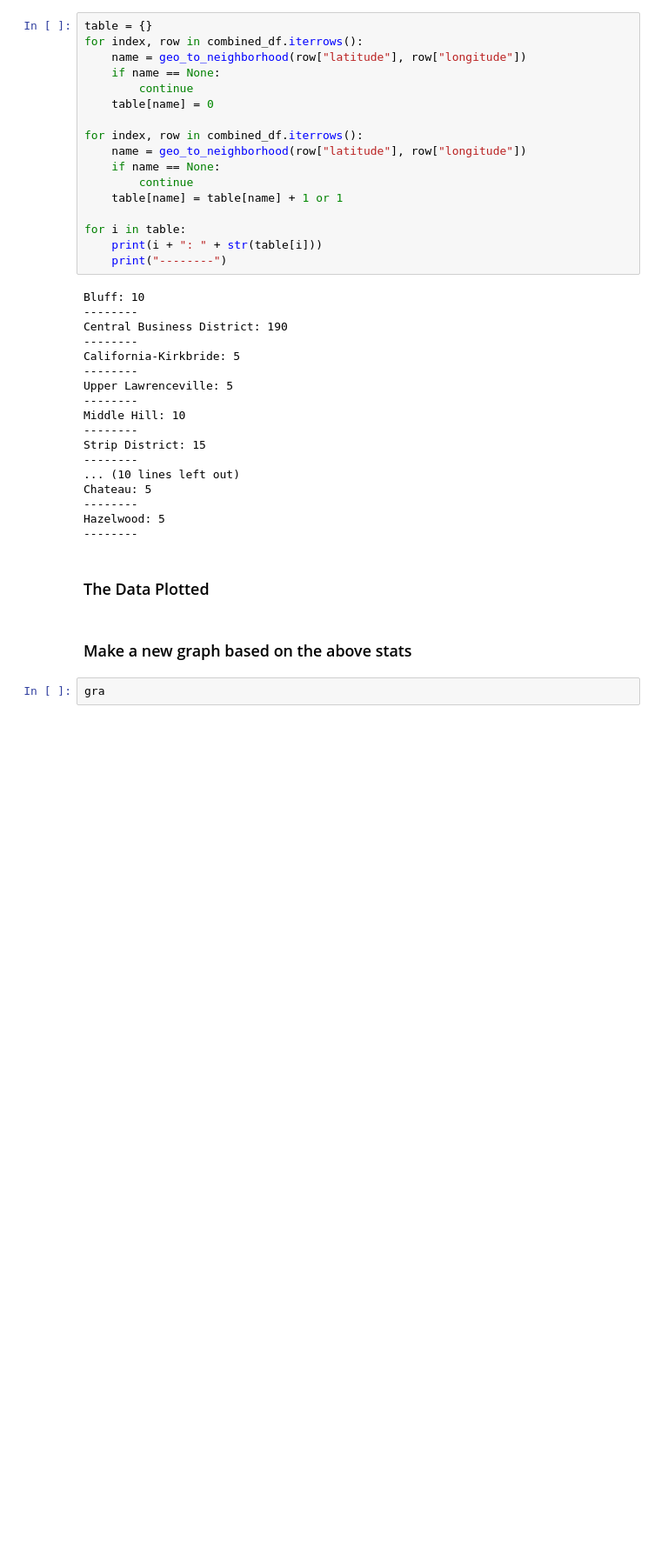
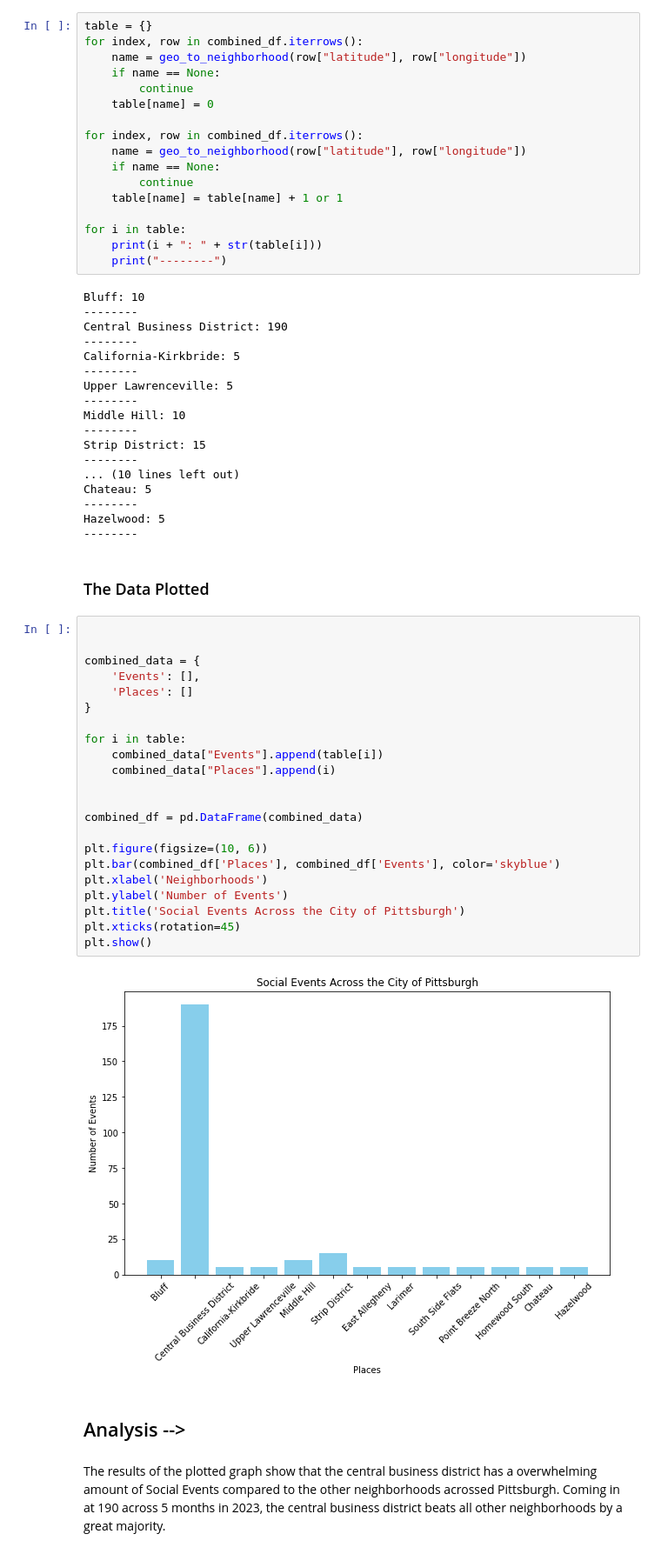
Before and after one commit to DerekNagy/CMPINF0100Final, a Jupyter notebook: Social Services.ipynb, the cells around one changed output. Shown: that part at 87% size. Saved outputs shown, nothing was run; the diff lists cells and outputs as text; blank space fills up the shorter version.

```diff
--- a/Social Services.ipynb
+++ b/Social Services.ipynb
@@ -91,7 +91,31 @@ Hazelwood: 5
 --------
 # %% [markdown]
 ### The Data Plotted
-# %% [markdown]
-### Make a new graph based on the above stats
-# %%
-gra
+# %%
+
+
+combined_data = {
+    'Events': [],
+    'Places': []
+}
+
+for i in table:
+    combined_data["Events"].append(table[i])
+    combined_data["Places"].append(i)
+
+
+combined_df = pd.DataFrame(combined_data)
+
+plt.figure(figsize=(10, 6))
+plt.bar(combined_df['Places'], combined_df['Events'], color='skyblue')
+plt.xlabel('Neighborhoods')
+plt.ylabel('Number of Events')
+plt.title('Social Events Across the City of Pittsburgh')
+plt.xticks(rotation=45)
+plt.show()
+# %% [output]
+[figure, added]
+# %% [markdown]
+## Analysis -->
+# %% [markdown]
+The results of the plotted graph show that the central business district has a overwhelming amount of Social Events compared to the other neighborhoods acrossed Pittsburgh. Coming in at 190 across 5 months in 2023, the central business district beats all other neighborhoods by a great majority.
```
Also changed, not shown: parts of 2 cells of this notebook, 2 other files.
